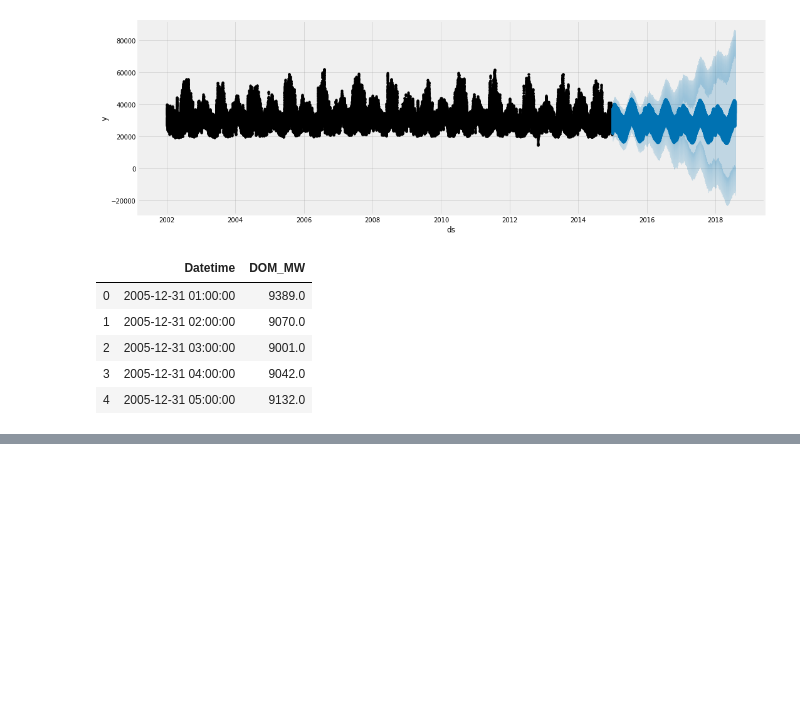
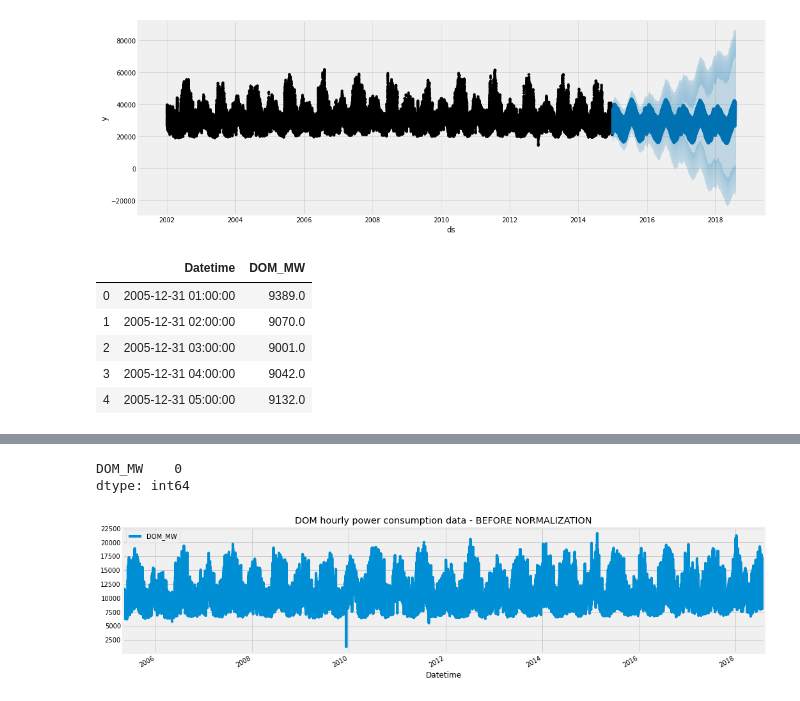
Before and after one commit to ramankgp/Time_Series_Forecast_on_Energy_Consumption, a Jupyter notebook: Time Series Forecast.ipynb, the cells around one changed output, grey strips where cells are left out. Saved outputs shown, nothing was run; the diff lists cells and outputs as text; code cells hidden in the pictures; blank space fills up the shorter version.

```diff
--- a/Time Series Forecast.ipynb
+++ b/Time Series Forecast.ipynb
@@ -158,3 +158,6 @@ df.head()
 | 2 | 2005-12-31 03:00:00 | 9001.0 |
 | 3 | 2005-12-31 04:00:00 | 9042.0 |
 | 4 | 2005-12-31 05:00:00 | 9132.0 |
+# %%
+df = pd.read_csv('DOM_hourly.csv', index_col='Datetime', parse_dates=['Datetime'])
+df.head()
@@ -160,0 +172,13 @@ df.head()
+# %%
+df.isna().sum()
+# %% [output]
+DOM_MW    0
+dtype: int64
+# %%
+df.plot(figsize=(16,4),legend=True)
+
+plt.title('DOM hourly power consumption data - BEFORE NORMALIZATION')
+
+plt.show()
+# %% [output]
+[figure, added]
```
Also changed, not shown: parts of 1 cell of this notebook.
